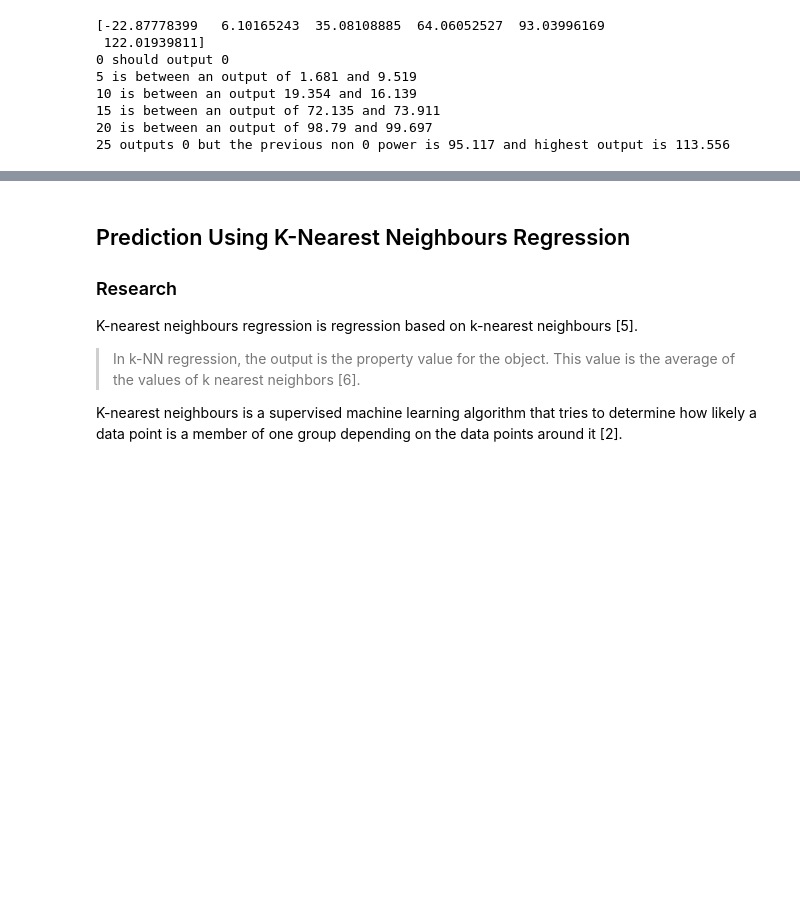
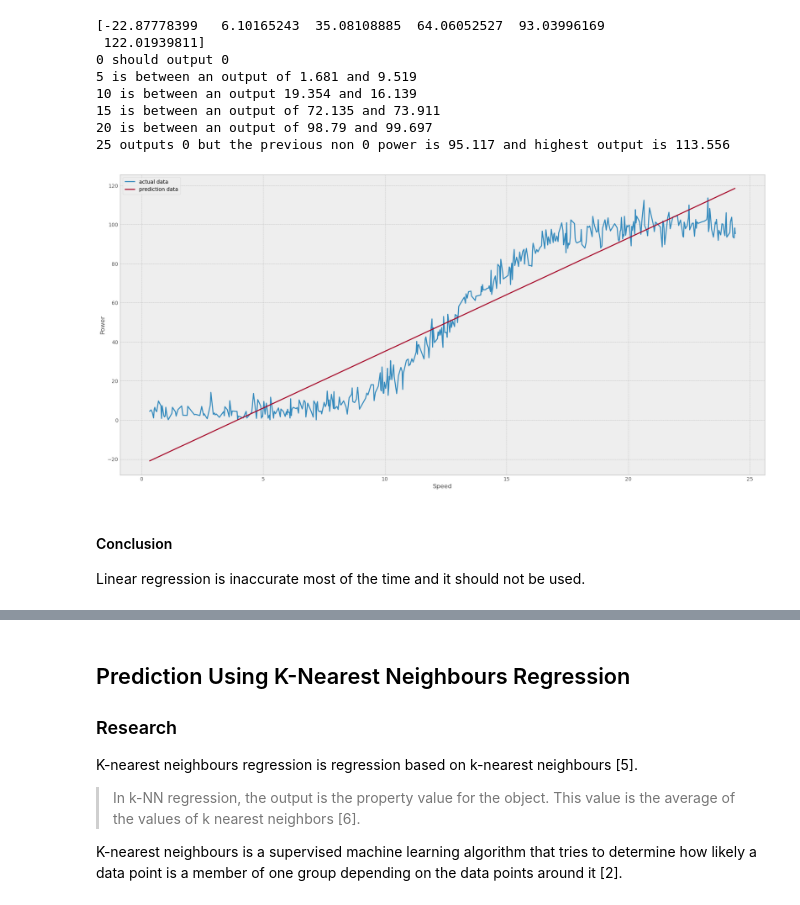
Before and after one commit to WilliamVida/EmergingTechnologiesProject, a Jupyter notebook: Project.ipynb, the cells around one changed output, grey strips where cells are left out. Cells and saved outputs as stored; diff of their text form; code cells hidden in the pictures; blank space fills up the shorter version.

```diff
--- a/Project.ipynb
+++ b/Project.ipynb
@@ -266,3 +279,17 @@ print("25 outputs 0 but the previous non 0 power is 95.117 and highest output is
 15 is between an output of 72.135 and 73.911
 20 is between an output of 98.79 and 99.697
 25 outputs 0 but the previous non 0 power is 95.117 and highest output is 113.556
+# %%
+# Graph the actual data with the predicted data.
+plt.plot(speedPower["speed"], speedPower["power"], label = "actual data")
+plt.plot(X, regressor.predict(X), label = "prediction data")
+plt.title("Power Production")
+plt.xlabel("Speed")
+plt.ylabel("Power")
+plt.legend(loc = "upper left")
+plt.show()
+# %% [output]
+[figure, added]
+# %% [markdown]
+#### Conclusion
+Linear regression is inaccurate most of the time and it should not be used.
```
Also changed, not shown: parts of 28 cells of this notebook, 4 other files.
